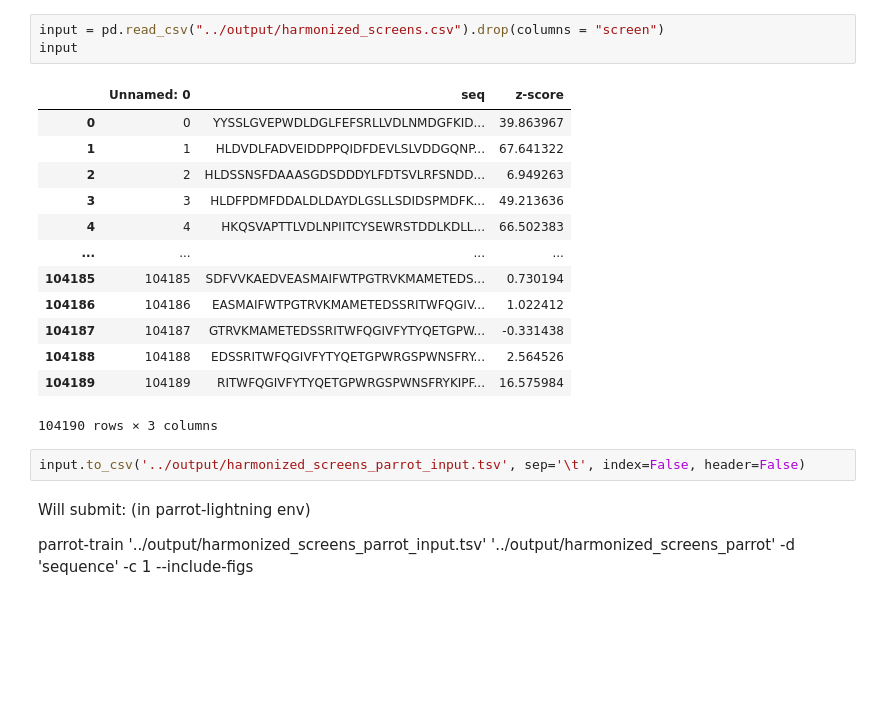
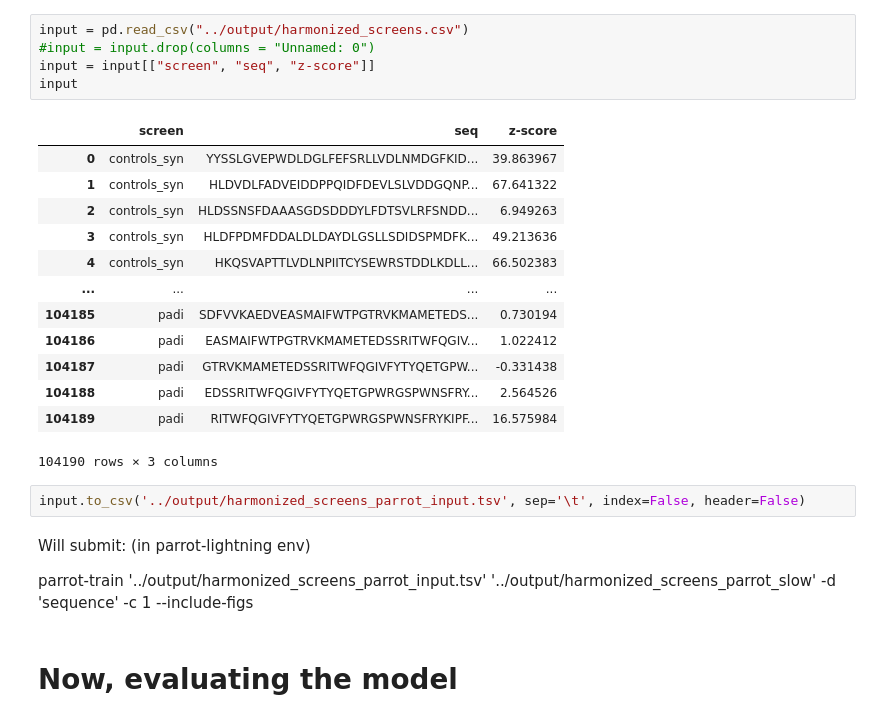
Before and after one commit to sanjanakotha/consensus_AD_predictor, a Jupyter notebook: notebooks/Predictor on harmonized data.ipynb, the cells around one changed output. Saved outputs shown, nothing was run; the diff lists cells and outputs as text; blank space fills up the shorter version.

Commit message:
Harmonized predictor

```diff
--- a/notebooks/Predictor on harmonized data.ipynb
+++ b/notebooks/Predictor on harmonized data.ipynb
@@ -3,23 +26,27 @@ import pandas as pd
 # %%
-input = pd.read_csv("../output/harmonized_screens.csv").drop(columns = "screen")
+input = pd.read_csv("../output/harmonized_screens.csv")
+#input = input.drop(columns = "Unnamed: 0")
+input = input[["screen", "seq", "z-score"]]
 input
 # %% [output]
-|  | Unnamed: 0 | seq | z-score |
-| 0 | 0 | YYSSLGVEPWDLDGLFEFSRLLVDLNMDGFKID... | 39.863967 |
-| 1 | 1 | HLDVDLFADVEIDDPPQIDFDEVLSLVDDGQNP... | 67.641322 |
-| 2 | 2 | HLDSSNSFDAAASGDSDDDYLFDTSVLRFSNDD... | 6.949263 |
-| 3 | 3 | HLDFPDMFDDALDLDAYDLGSLLSDIDSPMDFK... | 49.213636 |
-| 4 | 4 | HKQSVAPTTLVDLNPIITCYSEWRSTDDLKDLL... | 66.502383 |
+|  | screen | seq | z-score |
+| 0 | controls_syn | YYSSLGVEPWDLDGLFEFSRLLVDLNMDGFKID... | 39.863967 |
+| 1 | controls_syn | HLDVDLFADVEIDDPPQIDFDEVLSLVDDGQNP... | 67.641322 |
+| 2 | controls_syn | HLDSSNSFDAAASGDSDDDYLFDTSVLRFSNDD... | 6.949263 |
+| 3 | controls_syn | HLDFPDMFDDALDLDAYDLGSLLSDIDSPMDFK... | 49.213636 |
+| 4 | controls_syn | HKQSVAPTTLVDLNPIITCYSEWRSTDDLKDLL... | 66.502383 |
 | ... | ... | ... | ... |
-| 104185 | 104185 | SDFVVKAEDVEASMAIFWTPGTRVKMAMETEDS... | 0.730194 |
-| 104186 | 104186 | EASMAIFWTPGTRVKMAMETEDSSRITWFQGIV... | 1.022412 |
-| 104187 | 104187 | GTRVKMAMETEDSSRITWFQGIVFYTYQETGPW... | -0.331438 |
-| 104188 | 104188 | EDSSRITWFQGIVFYTYQETGPWRGSPWNSFRY... | 2.564526 |
-| 104189 | 104189 | RITWFQGIVFYTYQETGPWRGSPWNSFRYKIPF... | 16.575984 |
+| 104185 | padi | SDFVVKAEDVEASMAIFWTPGTRVKMAMETEDS... | 0.730194 |
+| 104186 | padi | EASMAIFWTPGTRVKMAMETEDSSRITWFQGIV... | 1.022412 |
+| 104187 | padi | GTRVKMAMETEDSSRITWFQGIVFYTYQETGPW... | -0.331438 |
+| 104188 | padi | EDSSRITWFQGIVFYTYQETGPWRGSPWNSFRY... | 2.564526 |
+| 104189 | padi | RITWFQGIVFYTYQETGPWRGSPWNSFRYKIPF... | 16.575984 |
 104190 rows × 3 columns
 # %%
 input.to_csv('../output/harmonized_screens_parrot_input.tsv', sep='\t', index=False, header=False)
 # %% [markdown]
 Will submit: (in parrot-lightning env)
 
-parrot-train '../output/harmonized_screens_parrot_input.tsv' '../output/harmonized_screens_parrot' -d 'sequence' -c 1 --include-figs
+parrot-train '../output/harmonized_screens_parrot_input.tsv' '../output/harmonized_screens_parrot_slow' -d 'sequence' -c 1 --include-figs
+# %% [markdown]
+# Now, evaluating the model
```
Also changed, not shown: parts of 15 cells of this notebook, 22 other files.
